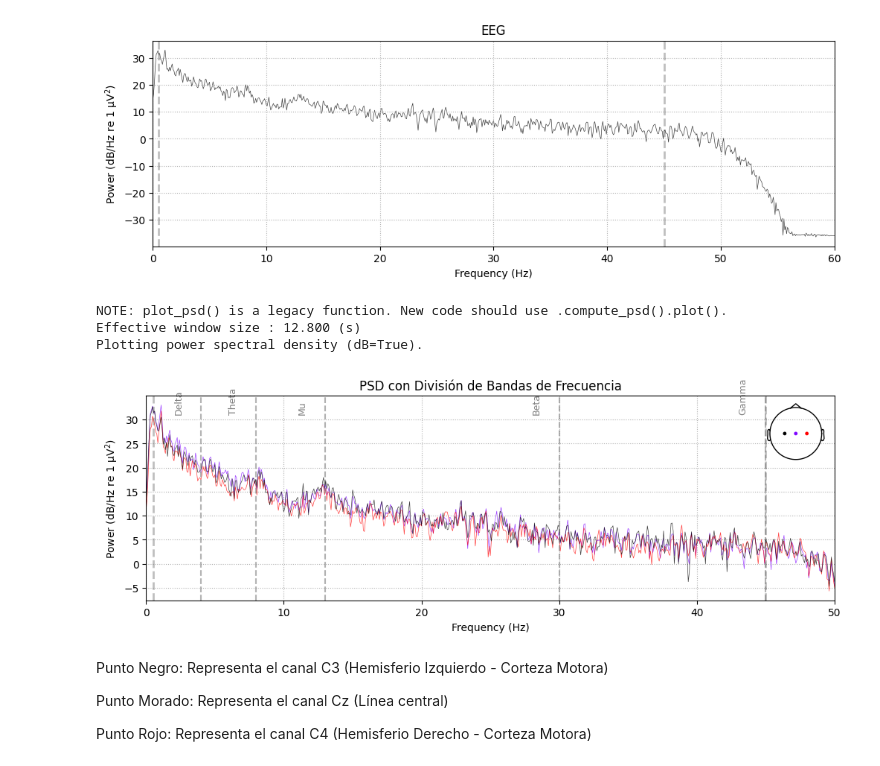
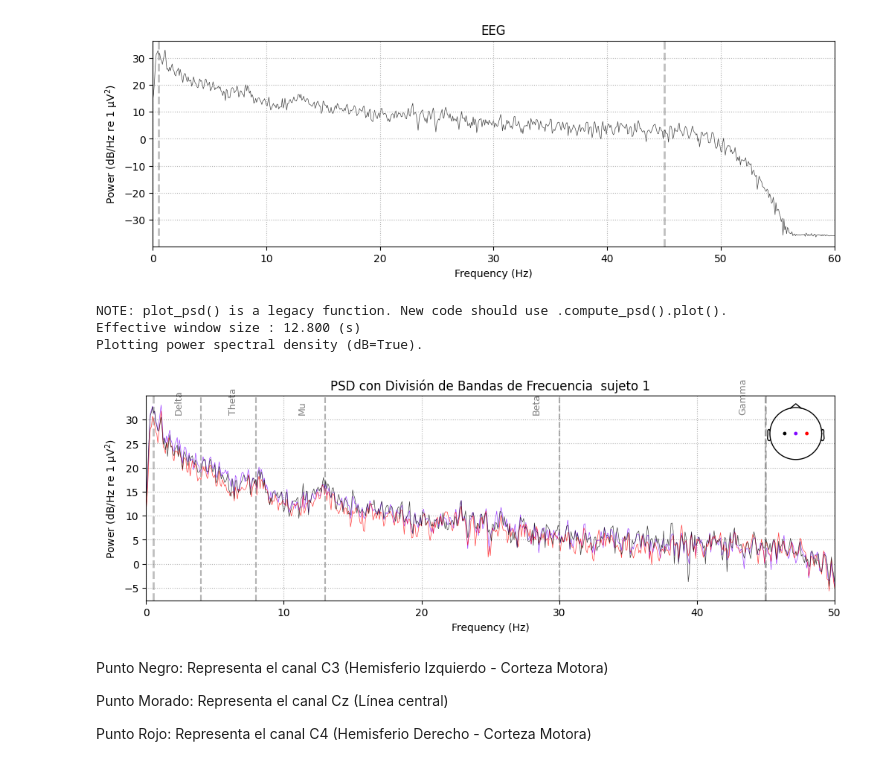
Before and after one commit to KarenAgudelo769/Proyecto_biosenales, a Jupyter notebook: codigo.ipynb, the cells around one changed output. Cells and saved outputs as stored; diff of their text form; code cells hidden in the pictures.

```diff
--- a/codigo.ipynb
+++ b/codigo.ipynb
@@ -134,29 +133,29 @@ Need more than one channel to make topography for eeg. Disabling interactivity.
 # %%
 # 1.límites de las bandas que sugerimos
 bandas = {
     'Delta': 4,
     'Theta': 8,
     'Mu': 13,
     'Beta': 30,
     'Gamma': 45
 }
 
 # 2. Generar la gráfica de potencia (PSD)
 fig = raw_final.plot_psd(fmin=0, fmax=50, picks=['C3', 'Cz', 'C4'], show=False)
 ax = fig.axes[0] # Obtenemos el eje de la gráfica
 
 # 3. líneas verticales para cada banda
 for nombre, freq in bandas.items():
     ax.axvline(x=freq, color='gray', linestyle='--', alpha=0.6)
     ax.text(freq - 2, ax.get_ylim()[1] * 0.9, nombre, rotation=90, fontsize=9, color='gray')
 
-ax.set_title("PSD con División de Bandas de Frecuencia")
+ax.set_title("PSD con División de Bandas de Frecuencia  sujeto 1")
 plt.show()
 # %% [output]
 NOTE: plot_psd() is a legacy function. New code should use .compute_psd().plot().
 Effective window size : 12.800 (s)
 Plotting power spectral density (dB=True).
-[figure, old version]
+[figure, new version]
 # %% [markdown]
 Punto Negro: Representa el canal C3 (Hemisferio Izquierdo - Corteza Motora)
 
```
Also changed, not shown: parts of 1 cell of this notebook.
